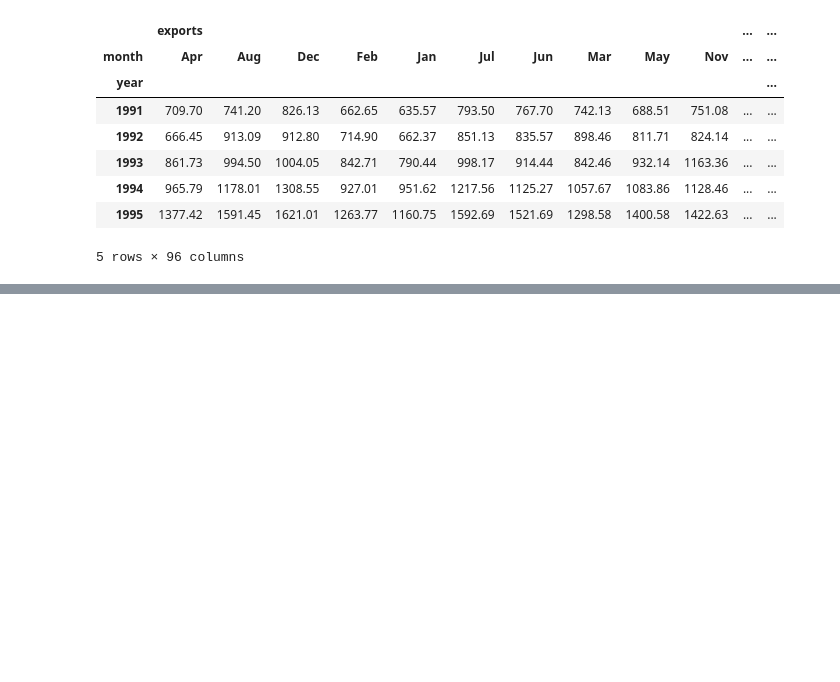
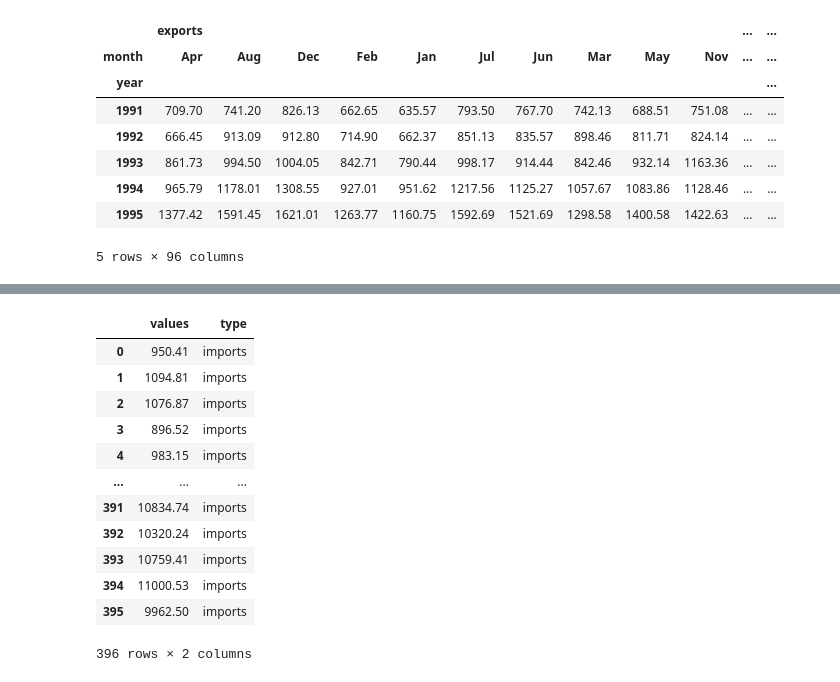
Before and after one commit to franthormel/shiny, a Jupyter notebook: ph-imts/test.ipynb, the cells around one changed output, grey strips where cells are left out. Cells and saved outputs as stored; diff of their text form; code cells hidden in the pictures; blank space fills up the shorter version.

```diff
--- a/ph-imts/test.ipynb
+++ b/ph-imts/test.ipynb
@@ -75,0 +103,18 @@ df_1991 = df_month_year.loc[1991]['imports']
+# %%
+all_imports = pd.DataFrame(df["imports"]).rename(columns={"imports": "values"})
+all_imports['type'] = 'imports'
+all_imports
+# %% [output]
+|  | values | type |
+| 0 | 950.41 | imports |
+| 1 | 1094.81 | imports |
+| 2 | 1076.87 | imports |
+| 3 | 896.52 | imports |
+| 4 | 983.15 | imports |
+| ... | ... | ... |
+| 391 | 10834.74 | imports |
+| 392 | 10320.24 | imports |
+| 393 | 10759.41 | imports |
+| 394 | 11000.53 | imports |
+| 395 | 9962.50 | imports |
+396 rows × 2 columns
```
Also changed, not shown: parts of 5 cells of this notebook, 2 other files.
